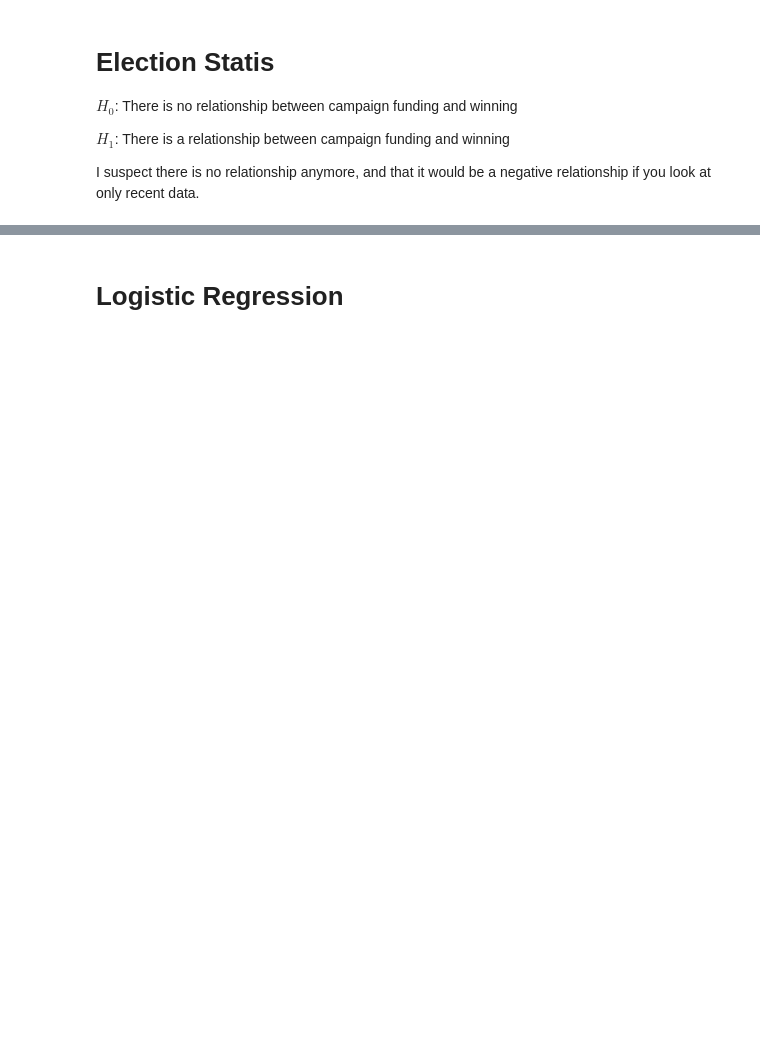
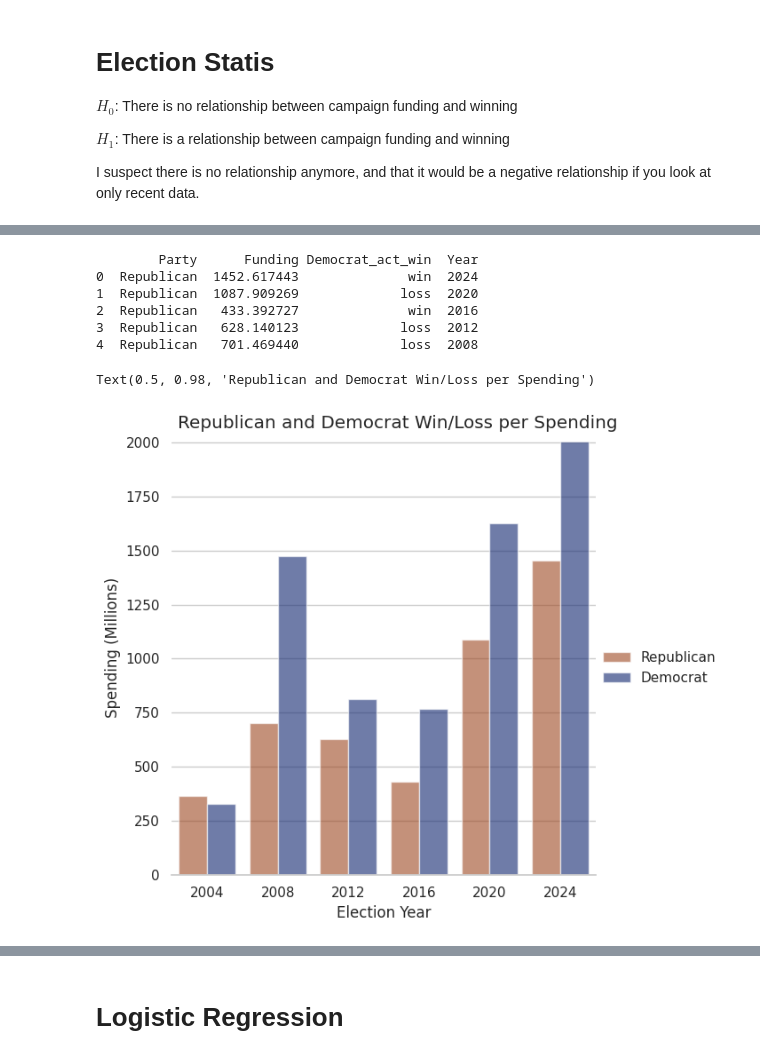
Before and after one commit to thansen0/election-p-value, a Jupyter notebook: election.ipynb, the cells around one changed output, grey strips where cells are left out. Drawn from its saved outputs; the diff is of its cells as text; code cells hidden in the pictures; blank space fills up the shorter version.

Commit message:
created useful graph

```diff
--- a/election.ipynb
+++ b/election.ipynb
@@ -33,0 +39,30 @@ elfd
+# %%
+ndf = pd.melt(elfd).head(12).rename(columns={"variable": "Party"}).rename(columns={"value": "Funding"})
+ndf["Funding"] = ndf["Funding"] / 1000000 # In millions now
+ndf["Democrat_act_win"] = [0,1,0,1,1,0,0,1,0,1,1,0]
+ndf["Democrat_act_win"] = np.where(ndf["Democrat_act_win"] == 0, "win", "loss")
+ndf["Year"] = [2024, 2020, 2016, 2012, 2008, 2004, 2024, 2020, 2016, 2012, 2008, 2004]
+
+print(ndf.head(5))
+
+sns.set_theme(style="whitegrid")
+reversed_palette = sns.color_palette("dark", 2)[::-1]
+
+g = sns.catplot(
+    data=ndf, kind="bar",
+    x="Year", y="Funding", hue="Party",
+    errorbar="sd", palette=reversed_palette, alpha=.6, height=6
+)
+g.despine(left=True)
+g.set_axis_labels("Election Year", "Spending (Millions)")
+g.legend.set_title("")
+g.fig.suptitle("Republican and Democrat Win/Loss per Spending")
+# %% [output]
+        Party      Funding Democrat_act_win  Year
+0  Republican  1452.617443              win  2024
+1  Republican  1087.909269             loss  2020
+2  Republican   433.392727              win  2016
+3  Republican   628.140123             loss  2012
+4  Republican   701.469440             loss  2008
+Text(0.5, 0.98, 'Republican and Democrat Win/Loss per Spending')
+[figure, added]
```
Also changed, not shown: parts of 6 cells of this notebook.
